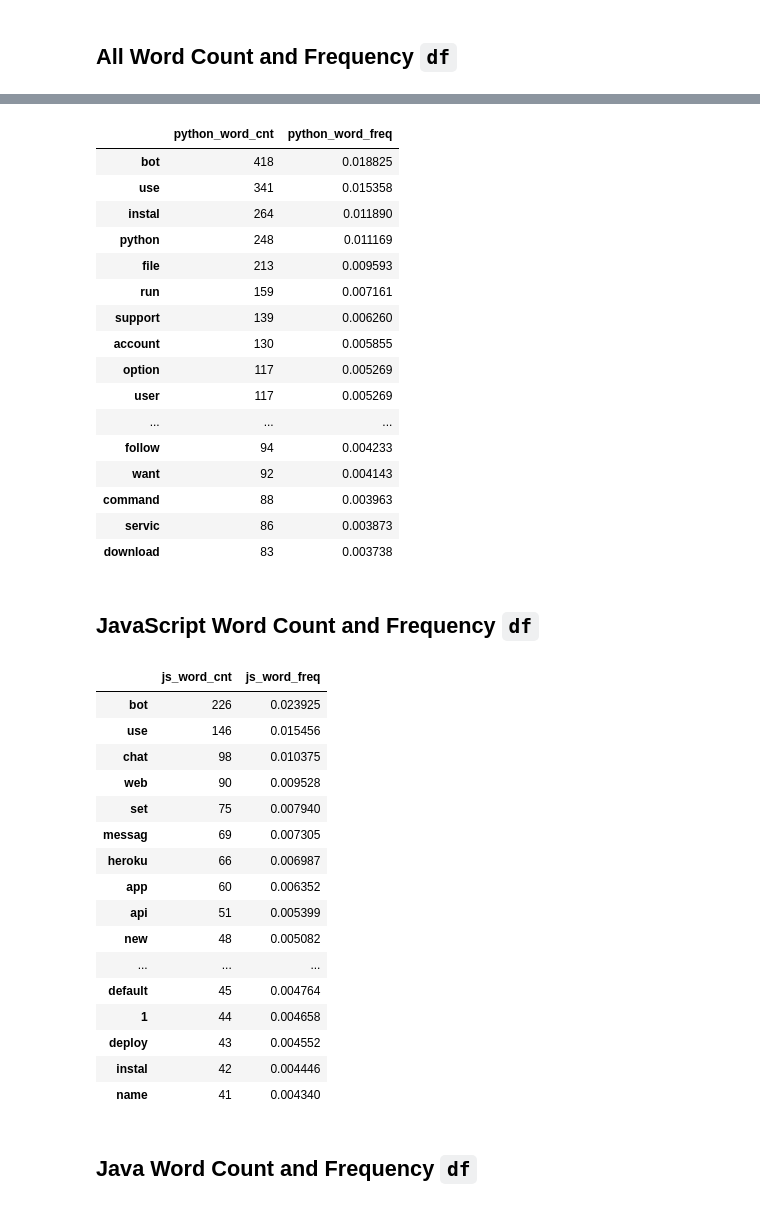
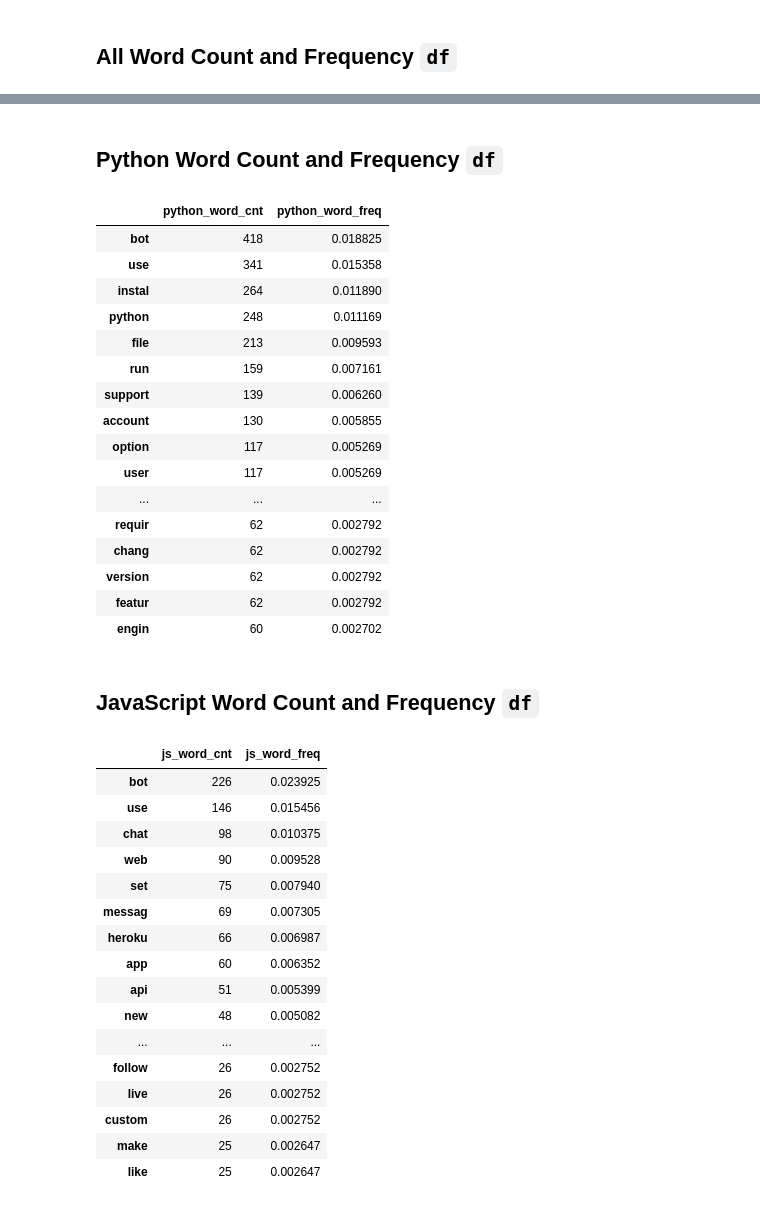
Before and after one commit to NLP-Project-Hopper2/NLP-Project-Hopper2, a Jupyter notebook: stephanies_notebook.ipynb, the cells around one changed output, grey strips where cells are left out. Drawn from its saved outputs; the diff is of its cells as text; code cells hidden in the pictures.

```diff
--- a/stephanies_notebook.ipynb
+++ b/stephanies_notebook.ipynb
@@ -225,40 +223,42 @@ df_all_count
+# %% [markdown]
+## Python Word Count and Frequency `df`
 # %%
 # creating a df for the word count and frequency
 # word count
-df_python_count = pd.DataFrame(pd.Series(python_words.split()).value_counts(), columns = ['python_word_cnt']).head(20)
+df_python_count = pd.DataFrame(pd.Series(python_words.split()).value_counts(), columns = ['python_word_cnt']).head(50)
 
 # word frequency
-df_python_count['python_word_freq'] = pd.Series(python_words.split()).value_counts(normalize = True).head(20)
+df_python_count['python_word_freq'] = pd.Series(python_words.split()).value_counts(normalize = True).head(50)
 
 # df view
 df_python_count
 # %% [output]
 |  | python_word_cnt | python_word_freq |
 | bot | 418 | 0.018825 |
 | use | 341 | 0.015358 |
 | instal | 264 | 0.011890 |
 | python | 248 | 0.011169 |
 | file | 213 | 0.009593 |
 | run | 159 | 0.007161 |
 | support | 139 | 0.006260 |
 | account | 130 | 0.005855 |
 | option | 117 | 0.005269 |
 | user | 117 | 0.005269 |
 | ... | ... | ... |
-| follow | 94 | 0.004233 |
-| want | 92 | 0.004143 |
-| command | 88 | 0.003963 |
-| servic | 86 | 0.003873 |
-| download | 83 | 0.003738 |
+| requir | 62 | 0.002792 |
+| chang | 62 | 0.002792 |
+| version | 62 | 0.002792 |
+| featur | 62 | 0.002792 |
+| engin | 60 | 0.002702 |
-# %% [markdown]
-## JavaScript Word Count and Frequency `df`
+# %% [markdown]
+## JavaScript Word Count and Frequency `df`
 # %%
 # creating a df for the word count and frequency
 # word count
-df_js_count = pd.DataFrame(pd.Series(js_words.split()).value_counts(), columns = ['js_word_cnt']).head(20)
+df_js_count = pd.DataFrame(pd.Series(js_words.split()).value_counts(), columns = ['js_word_cnt']).head(50)
 
 # word frequency
-df_js_count['js_word_freq'] = pd.Series(js_words.split()).value_counts(normalize = True).head(20)
+df_js_count['js_word_freq'] = pd.Series(js_words.split()).value_counts(normalize = True).head(50)
 
 # df view
 df_js_count
@@ -275,10 +275,8 @@ df_js_count
 | api | 51 | 0.005399 |
 | new | 48 | 0.005082 |
 | ... | ... | ... |
-| default | 45 | 0.004764 |
-| 1 | 44 | 0.004658 |
-| deploy | 43 | 0.004552 |
-| instal | 42 | 0.004446 |
-| name | 41 | 0.004340 |
+| follow | 26 | 0.002752 |
+| live | 26 | 0.002752 |
+| custom | 26 | 0.002752 |
+| make | 25 | 0.002647 |
+| like | 25 | 0.002647 |
-# %% [markdown]
-## Java Word Count and Frequency `df`
```
Also changed, not shown: parts of 36 cells of this notebook.
